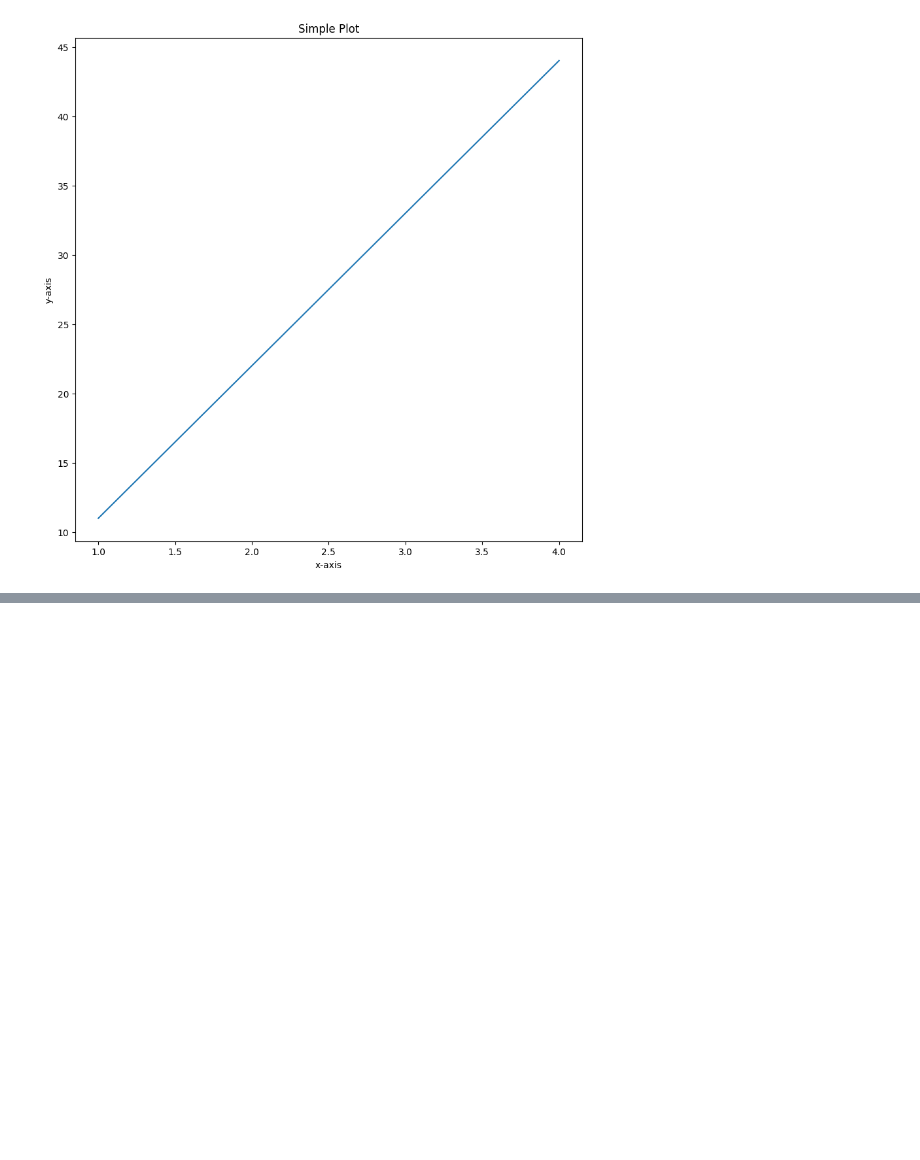
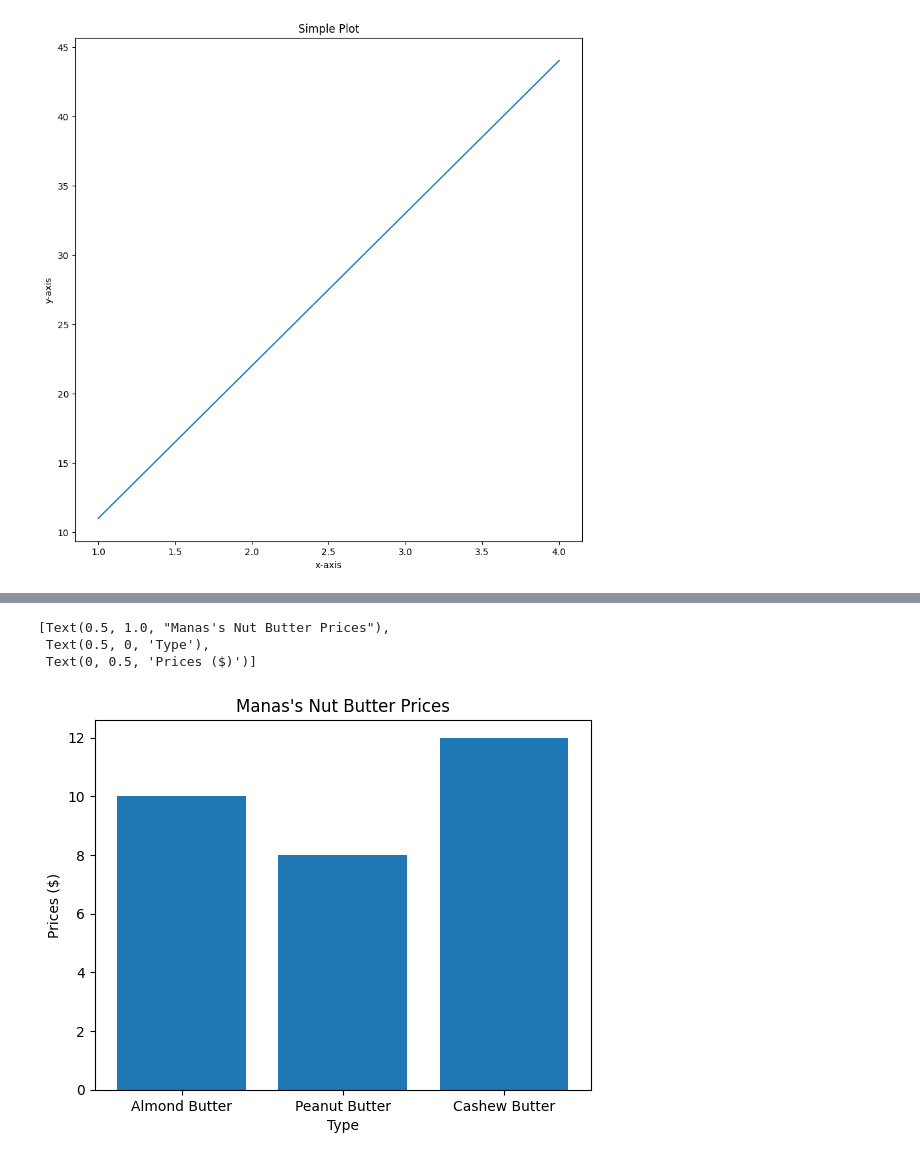
Before and after one commit to manasagnihotri/Matplotlib_basics, a Jupyter notebook: Introduction_to_Matplotlib.ipynb, the cells around one changed output, grey strips where cells are left out. Saved outputs shown, nothing was run; the diff lists cells and outputs as text; code cells hidden in the pictures; blank space fills up the shorter version.

```diff
--- a/Introduction_to_Matplotlib.ipynb
+++ b/Introduction_to_Matplotlib.ipynb
@@ -71,0 +126,15 @@ fig.savefig("images/sample-plot.png")
+# %%
+# Make a plot from a dictionary
+nut_butter_prices = {"Almond Butter":10,
+                     "Peanut Butter":8,
+                     "Cashew Butter":12}
+fig, ax = plt.subplots()
+ax.bar(nut_butter_prices.keys(),nut_butter_prices.values()); # (x,y)
+ax.set(title="Manas's Nut Butter Prices",
+       xlabel="Type",
+       ylabel="Prices ($)")
+# %% [output]
+[Text(0.5, 1.0, "Manas's Nut Butter Prices"),
+ Text(0.5, 0, 'Type'),
+ Text(0, 0.5, 'Prices ($)')]
+[figure, added]
```
Also changed, not shown: parts of 19 cells of this notebook, 1 other file.
